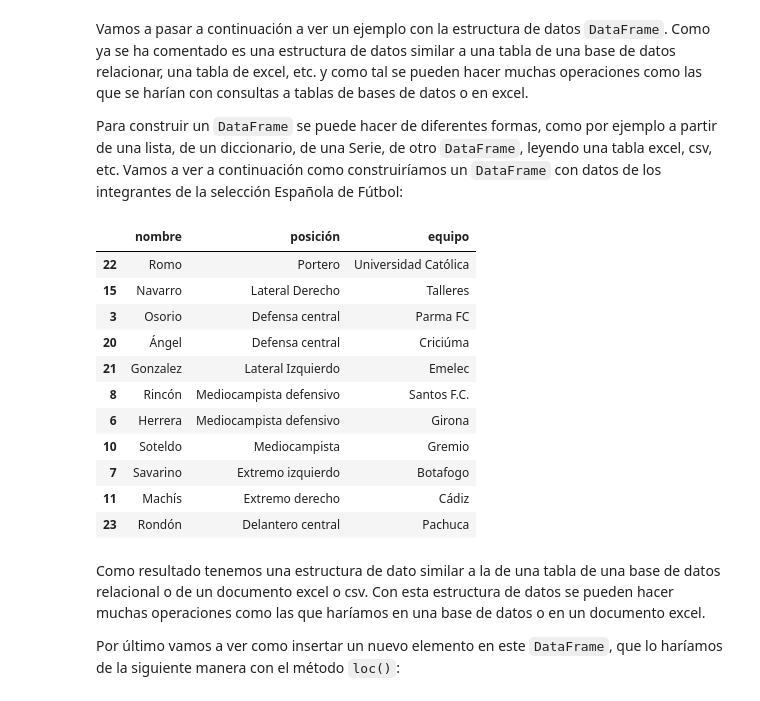
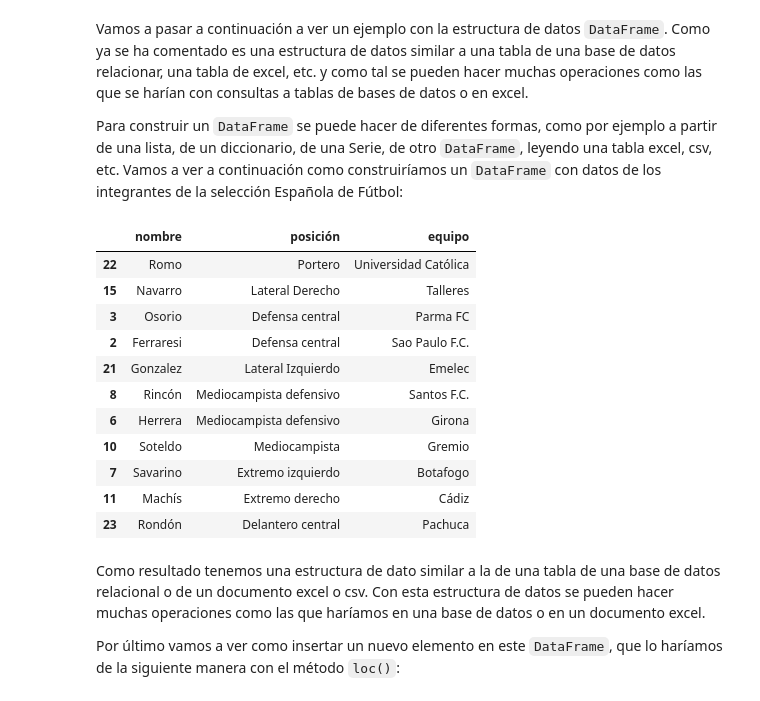
Before and after one commit to wladrod/AprendizajeAutomatico2024, a Jupyter notebook: notebooks/05-TutorialPandas.ipynb, the cells around one changed output. Drawn from its saved outputs; the diff is of its cells as text; code cells hidden in the pictures.

```diff
--- a/notebooks/05-TutorialPandas.ipynb
+++ b/notebooks/05-TutorialPandas.ipynb
@@ -102,23 +102,23 @@ Vamos a pasar a continuación a ver un ejemplo con la estructura de datos `DataF
 
 Para construir un `DataFrame` se puede hacer de diferentes formas, como por ejemplo a partir de una lista, de un diccionario, de una Serie, de otro `DataFrame`, leyendo una tabla excel, csv, etc. Vamos a ver a continuación como construiríamos un `DataFrame` con datos de los integrantes de la selección Española de Fútbol:
 # %%
-selecciónEspañola = pd.DataFrame(
+seleccionVenezuela = pd.DataFrame(
     {
-        'nombre': ['Romo', 'Navarro', 'Osorio', 'Ángel', 'Gonzalez', 'Rincón', 'Herrera', 'Soteldo',
+        'nombre': ['Romo', 'Navarro', 'Osorio', 'Ferraresi', 'Gonzalez', 'Rincón', 'Herrera', 'Soteldo',
                     'Savarino', 'Machís', 'Rondón'],
         'posición': ['Portero', 'Lateral Derecho', 'Defensa central', 'Defensa central', 'Lateral Izquierdo', 'Mediocampista defensivo',
                         'Mediocampista defensivo', 'Mediocampista', 'Extremo izquierdo', 'Extremo derecho', 'Delantero central'],
-        'equipo': ['Universidad Católica', 'Talleres', 'Parma FC', 'Criciúma', 'Emelec', 'Santos F.C.',
+        'equipo': ['Universidad Católica', 'Talleres', 'Parma FC', 'Sao Paulo F.C.', 'Emelec', 'Santos F.C.',
                  'Girona', 'Gremio', 'Botafogo', 'Cádiz', 'Pachuca']
-    }, columns=['nombre', 'posición', 'equipo'], index=[22, 15, 3, 20, 21, 8, 6, 10, 7, 11, 23]
+    }, columns=['nombre', 'posición', 'equipo'], index=[22, 15, 3, 2, 21, 8, 6, 10, 7, 11, 23]
 )
 selecciónEspañola
 # %% [output]
 |  | nombre | posición | equipo |
 | 22 | Romo | Portero | Universidad Católica |
 | 15 | Navarro | Lateral Derecho | Talleres |
 | 3 | Osorio | Defensa central | Parma FC |
-| 20 | Ángel | Defensa central | Criciúma |
+| 2 | Ferraresi | Defensa central | Sao Paulo F.C. |
 | 21 | Gonzalez | Lateral Izquierdo | Emelec |
 | 8 | Rincón | Mediocampista defensivo | Santos F.C. |
 | 6 | Herrera | Mediocampista defensivo | Girona |
```
Also changed, not shown: parts of 4 cells of this notebook, 13 other files.
